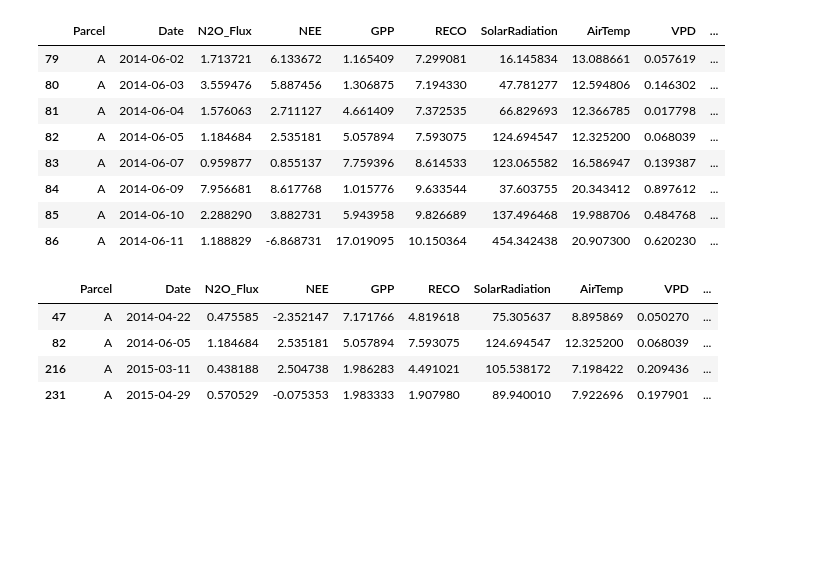
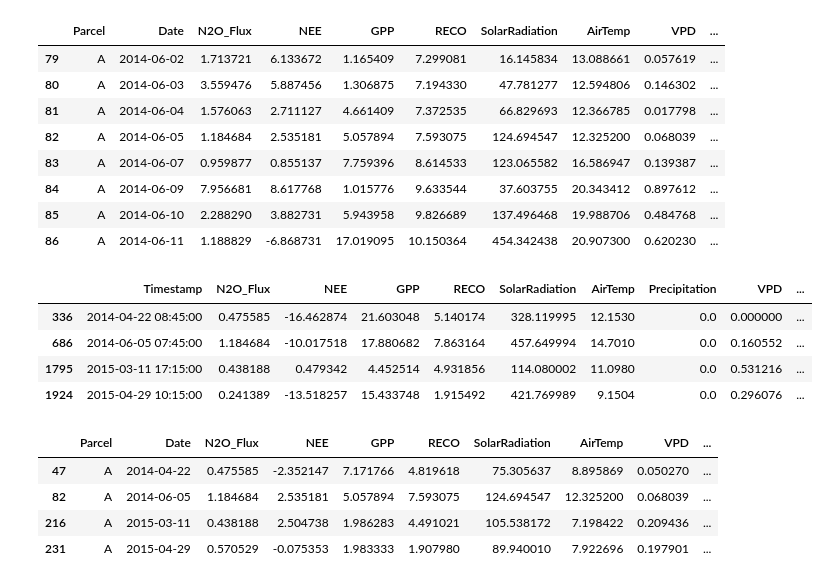
Before and after one commit to AndreasHiropedi/N2O_Emissions_Prediction, a Jupyter notebook: data_exploration/data_exploration_chamau.ipynb, the cells around one changed output. Saved outputs shown, nothing was run; the diff lists cells and outputs as text; code cells hidden in the pictures; blank space fills up the shorter version.

```diff
--- a/data_exploration/data_exploration_chamau.ipynb
+++ b/data_exploration/data_exploration_chamau.ipynb
@@ -440,7 +525,7 @@ chamau_daily[chamau_daily["Fertilizer_N_kg_ha"] > 0]
 # Make sure data are ordered
 chamau_daily = chamau_daily.sort_values(["Parcel", "Date"])
 
-def add_exponential_decay(group, dose_col="Fertilizer_N_kg_ha", half_lives=(3, 7, 14)):
+def add_exponential_decay(group, dose_col="Fertilizer_N_kg_ha", half_lives=(3, 7, 14), date_col="Date"):
     """
     Compute calendar-aware exponential decay:
 
@@ -448,13 +533,13 @@ def add_exponential_decay(group, dose_col="Fertilizer_N_kg_ha", half_lives=(3, 7
 
     This correctly handles gaps in the data (missing days).
     """
-    group = group.sort_values("Date").copy()
+    group = group.sort_values(date_col).copy()
 
     # Replace NaN with zero
     dose = group[dose_col].fillna(0).to_numpy(float)
 
     # --- Compute Δdays between rows ---
-    dates = pd.to_datetime(group["Date"])
+    dates = pd.to_datetime(group[date_col])
     delta_days = dates.diff().dt.total_seconds().div(86400).fillna(0).to_numpy()
 
     for hl in half_lives:
@@ -475,8 +560,24 @@ def add_exponential_decay(group, dose_col="Fertilizer_N_kg_ha", half_lives=(3, 7
 
     return group
 
+# Apply decay to chamau_daily
 chamau_daily = (
     chamau_daily
     .groupby("Parcel", group_keys=False)
-    .apply(add_exponential_decay)
+    .apply(add_exponential_decay, date_col="Date")
 )
+
+# ====================================================================
+# Also add exponential decay to chamau_lag (hourly data)
+# ====================================================================
+# Sort by Parcel and Date (use Date for daily-level decay, not Timestamp)
+chamau_lag = chamau_lag.sort_values(["Parcel", "Date"])
+
+chamau_lag = (
+    chamau_lag
+    .groupby("Parcel", group_keys=False)
+    .apply(add_exponential_decay, date_col="Date")
+)
+
+print(f"chamau_daily decay columns added: {[c for c in chamau_daily.columns if 'expHL' in c]}")
+print(f"chamau_lag decay columns added: {[c for c in chamau_lag.columns if 'expHL' in c]}")
@@ -499,6 +603,14 @@ chamau_lag.to_csv(output_path, index=False, float_format="%.6f")
 # --- Save to file ---
 output_path = "../datasets/Chamau_Daily_2014-2024_newlag.csv"
 chamau_daily.to_csv(output_path, index=False, float_format="%.6f")
+# %%
+chamau_lag[chamau_lag["Fertilizer_N_kg_ha"] != 0].head(4)
+# %% [output]
+|  | Timestamp | N2O_Flux | NEE | GPP | RECO | SolarRadiation | AirTemp | Precipitation | VPD | ... |
+| 336 | 2014-04-22 08:45:00 | 0.475585 | -16.462874 | 21.603048 | 5.140174 | 328.119995 | 12.1530 | 0.0 | 0.000000 | ... |
+| 686 | 2014-06-05 07:45:00 | 1.184684 | -10.017518 | 17.880682 | 7.863164 | 457.649994 | 14.7010 | 0.0 | 0.160552 | ... |
+| 1795 | 2015-03-11 17:15:00 | 0.438188 | 0.479342 | 4.452514 | 4.931856 | 114.080002 | 11.0980 | 0.0 | 0.531216 | ... |
+| 1924 | 2015-04-29 10:15:00 | 0.241389 | -13.518257 | 15.433748 | 1.915492 | 421.769989 | 9.1504 | 0.0 | 0.296076 | ... |
 # %%
 chamau_daily[chamau_daily["Fertilizer_N_kg_ha"] != 0].head(4)
 # %% [output]
```
Also changed, not shown: parts of 4 cells of this notebook, 3 other files.
